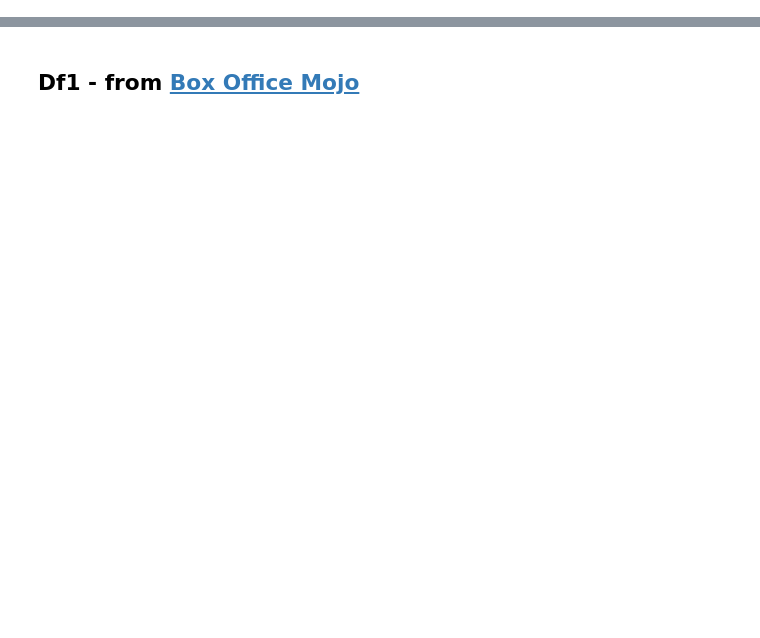
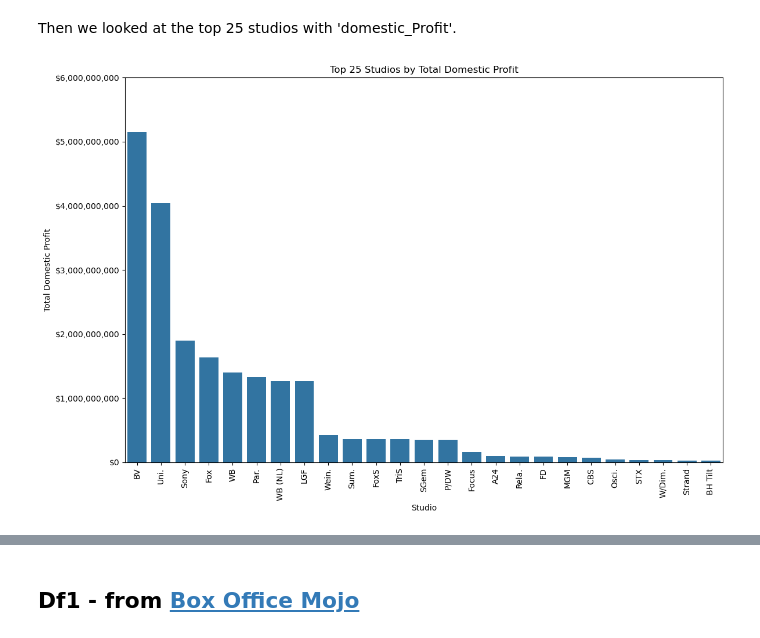
Before and after one commit to TravisClark1432/TAD-Pictures-Productions-Analysis, a Jupyter notebook: alli.p2.ipynb, the cells around one changed output, grey strips where cells are left out. Drawn from its saved outputs; the diff is of its cells as text; code cells hidden in the pictures; blank space fills up the shorter version.

```diff
--- a/alli.p2.ipynb
+++ b/alli.p2.ipynb
@@ -63,0 +472,35 @@ pd. read_sql(
+# %% [markdown]
+Then we looked at the top 25 studios with 'domestic_Profit'.
+# %%
+import seaborn as sns
+import matplotlib.pyplot as plt
+
+# Get the top 25 studios by domestic ROI
+top_studios_merged_profit = merged_df6_q1_df.groupby('studio')['domestic_Profit'].sum().nlargest(25).index
+
+# Filter the DataFrame to include only the top 25 studios
+df_top_25_merged_profit = merged_df6_q1_df[merged_df6_q1_df['studio'].isin(top_studios_merged_profit)]
+
+# Calculate the total domestic ROI for each studio
+total_domestic_ROI_merged_profit = df_top_25_merged_profit.groupby('studio')['domestic_Profit'].sum().reset_index()
+
+# Sort the studios based on their total domestic ROI
+sorted_studios_merged_profit = total_domestic_ROI_merged_profit.sort_values(by='domestic_Profit', ascending=False)['studio']
+
+# Create a bar plot with studios ordered from greatest to least
+plt.figure(figsize=(12, 8))
+barplot = sns.barplot(x='studio', y='domestic_Profit', data=df_top_25_merged_profit, estimator=sum, errorbar=None, order=sorted_studios_merged_profit)
+plt.xlabel('Studio')
+plt.ylabel('Total Domestic Profit')
+plt.title('Top 25 Studios by Total Domestic Profit')
+plt.xticks(rotation=90)
+
+# Set the y-axis tick labels from 0 to 25,000,000,000
+y_ticks = range(0, 6000000001, 1000000000)
+barplot.set_yticks(y_ticks)
+barplot.set_yticklabels(['${:,.0f}'.format(ytick) for ytick in y_ticks])
+
+plt.tight_layout()
+plt.show()
+# %% [output]
+[figure, added]
```
Also changed, not shown: parts of 73 cells of this notebook, 1 other file.
